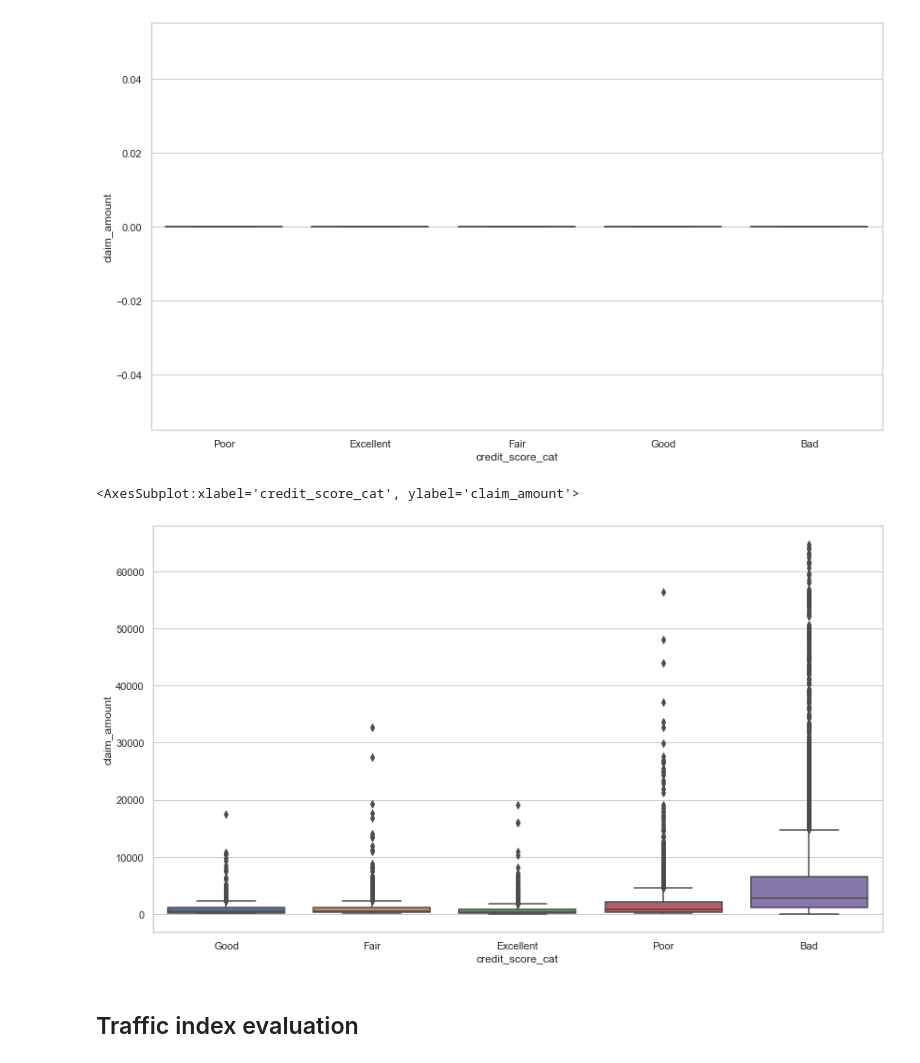
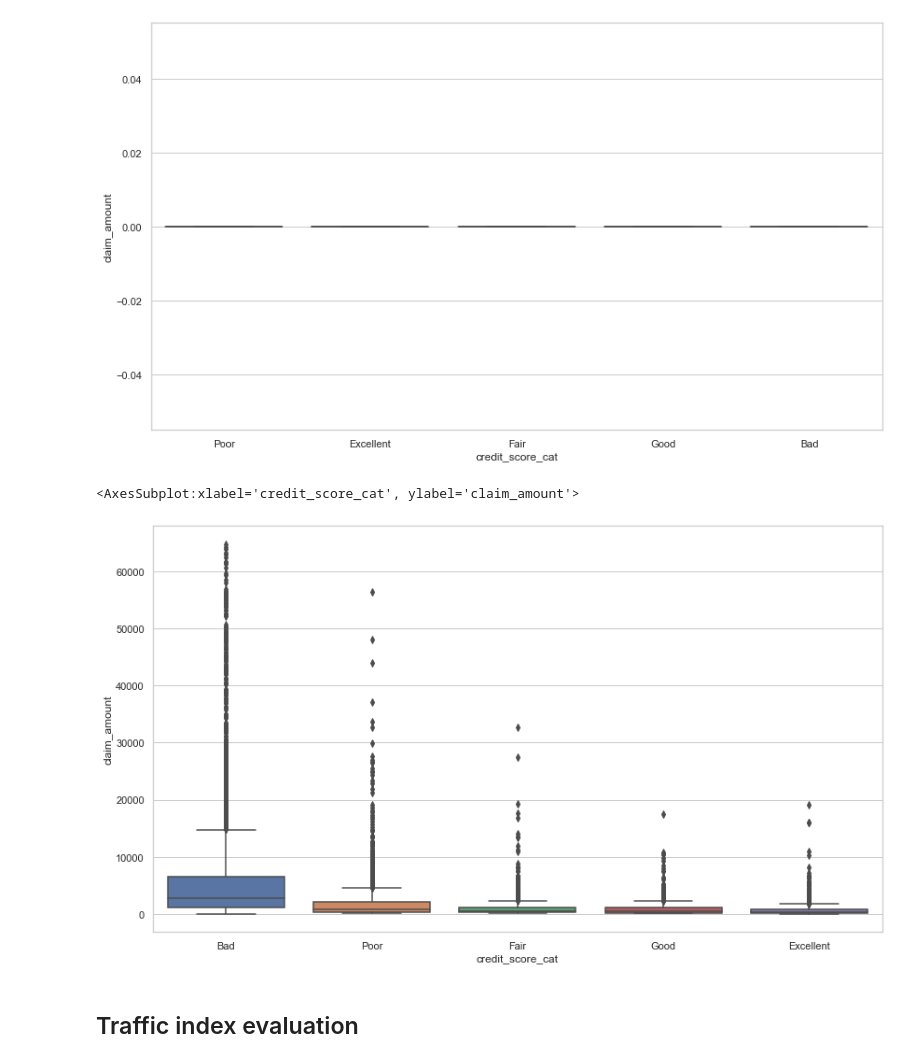
Before and after one commit to suhitasva/Auto_Insurance_Study, a Jupyter notebook: case_study_code_file.ipynb, the cells around one changed output. Cells and saved outputs as stored; diff of their text form; code cells hidden in the pictures.

```diff
--- a/case_study_code_file.ipynb
+++ b/case_study_code_file.ipynb
@@ -774,12 +774,12 @@ sns.boxplot(data=low_risk_df, x='credit_score_cat', y='claim_amount')
 <AxesSubplot:xlabel='credit_score_cat', ylabel='claim_amount'>
 [figure]
 # %%
-my_order = high_risk_df.groupby('credit_score_cat')['traffic_index']\
+my_order = high_risk_df.groupby('credit_score_cat')['claim_amount']\
            .median().sort_values(ascending=False).index
 sns.boxplot(data=high_risk_df, x='credit_score_cat', y='claim_amount', order=my_order)
 # %% [output]
 <AxesSubplot:xlabel='credit_score_cat', ylabel='claim_amount'>
-[figure, old version]
+[figure, new version]
 # %% [markdown]
 ## Traffic index evaluation
 # %%
```
Also changed, not shown: parts of 1 cell of this notebook.
